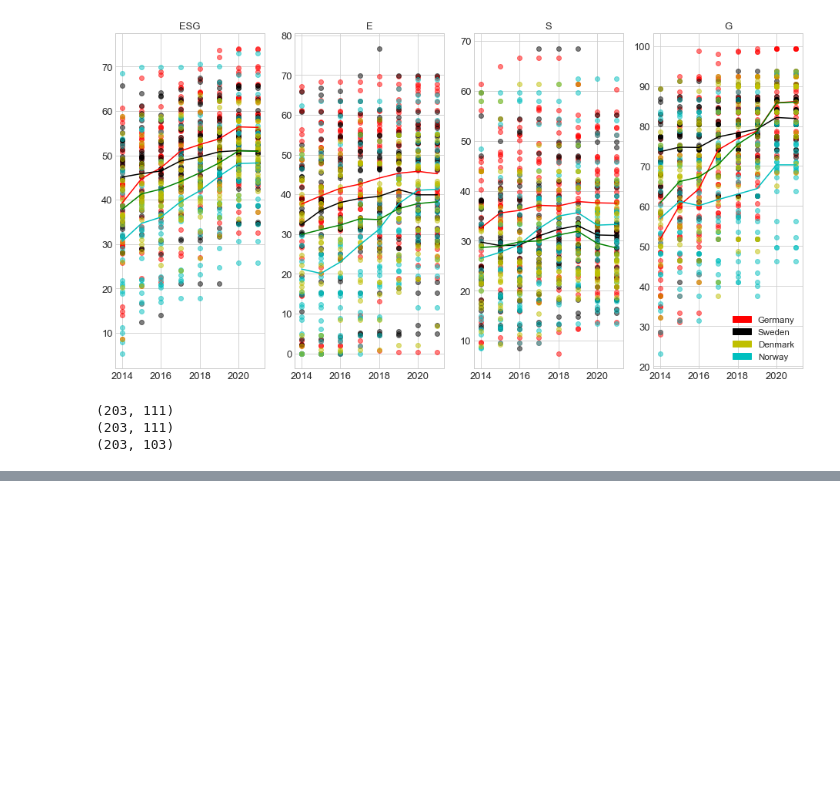
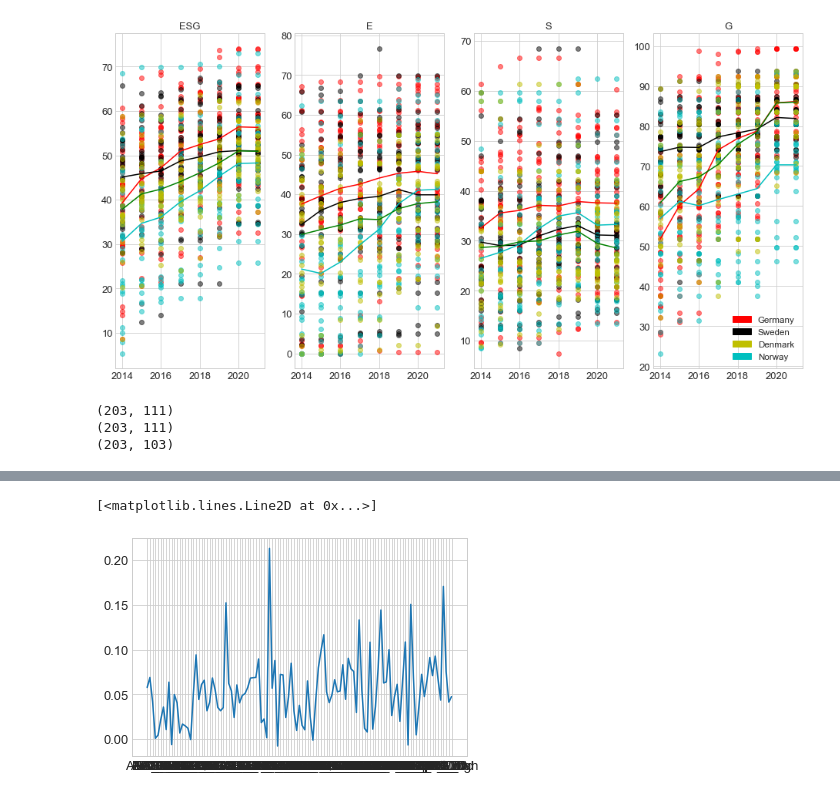
Before and after one commit to KamilPan/PS, a Jupyter notebook: ACF /ACF.ipynb, the cells around one changed output, grey strips where cells are left out. Saved outputs shown, nothing was run; the diff lists cells and outputs as text; code cells hidden in the pictures; blank space fills up the shorter version.

```diff
--- a/ACF /ACF.ipynb
+++ b/ACF /ACF.ipynb
@@ -750,2 +614,11 @@ rt.to_excel('rt.xlsx')
 # %%
-ff.to_excel('ff.xlsx')
+test = rt.copy()
+test = test.replace(0, np.nan)
+test.dropna(how='all', axis='index', thresh=4, inplace=True)
+test = test.replace(np.nan, 0)
+tab = test.describe()
+# %%
+plt.plot(tab.loc['mean',:])
+# %% [output]
+[<matplotlib.lines.Line2D at 0x...>]
+[figure, added]
```
Also changed, not shown: parts of 18 cells of this notebook, 6 other files.
